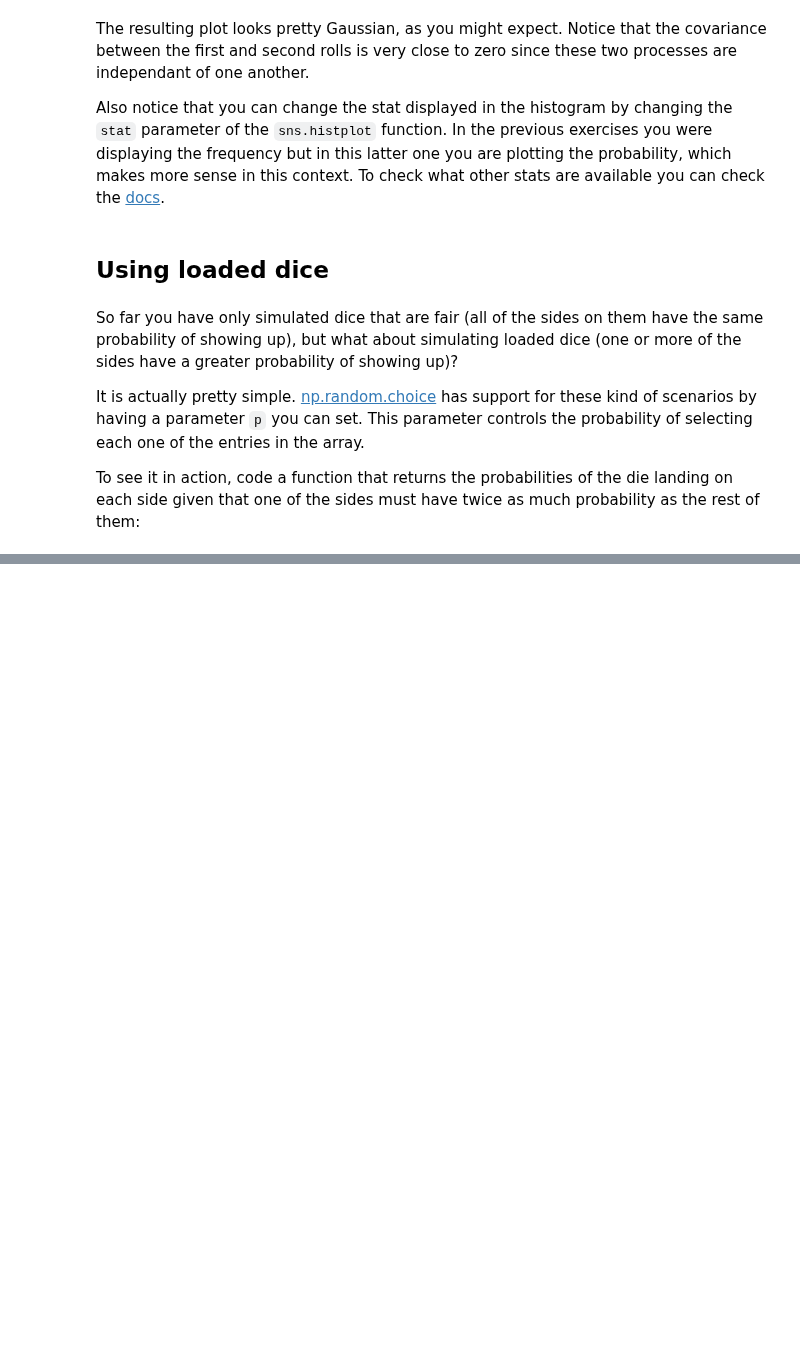
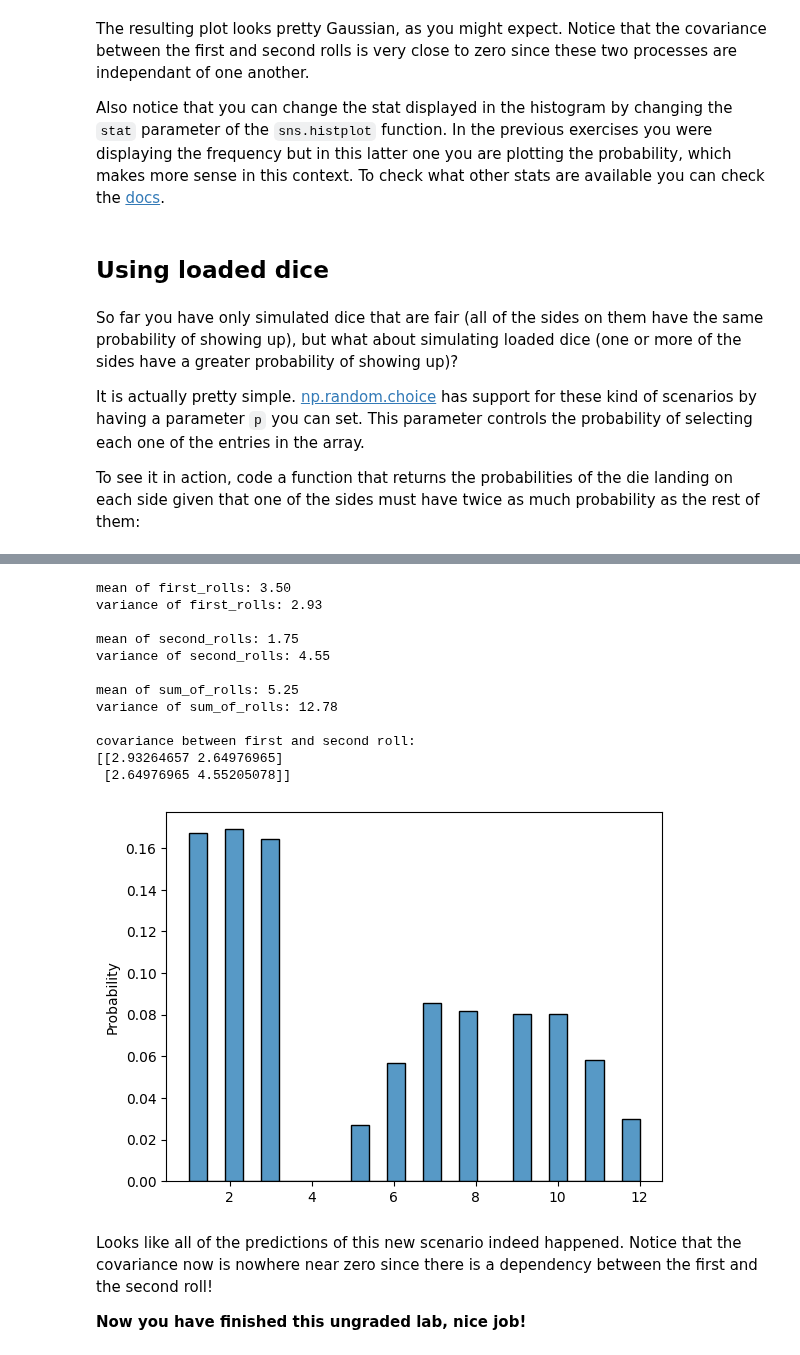
Before and after one commit to rahiakela/mathematics-for-machine-learning, a Jupyter notebook: mathematics-for-machine-learning-and-data-science-specialization/03-probability-and-statistics/week2-describing-probability-distributions/lab_2_dice_simulations.ipynb, the cells around one changed output, grey strips where cells are left out. Cells and saved outputs as stored; diff of their text form; code cells hidden in the pictures; blank space fills up the shorter version.

```diff
--- a/mathematics-for-machine-learning-and-data-science-specialization/03-probability-and-statistics/week2-describing-probability-distributions/lab_2_dice_simulations.ipynb
+++ b/mathematics-for-machine-learning-and-data-science-specialization/03-probability-and-statistics/week2-describing-probability-distributions/lab_2_dice_simulations.ipynb
@@ -160,0 +260,40 @@ To see it in action, code a function that returns the probabilities of the die l
+# %%
+n_rolls = 20_000
+
+# Notice that the p parameter is being set
+first_rolls = np.array([np.random.choice(die) for _ in range(n_rolls)])
+
+second_rolls = np.array([np.random.choice(die) for _ in range(n_rolls)])
+
+# Preserve the result of the second throw only if the first roll was greater or equal to 4
+second_rolls = np.where(first_rolls >= 4, second_rolls, 0)
+
+# Sum both rolls (this is easy since numpy allows vectorization)
+sum_of_rolls = first_rolls + second_rolls
+
+# Print mean, variance and covariance
+print(f"mean of first_rolls: {np.mean(first_rolls):.2f}\nvariance of first_rolls: {np.var(first_rolls):.2f}\n")
+print(f"mean of second_rolls: {np.mean(second_rolls):.2f}\nvariance of second_rolls: {np.var(second_rolls):.2f}\n")
+print(f"mean of sum_of_rolls: {np.mean(sum_of_rolls):.2f}\nvariance of sum_of_rolls: {np.var(sum_of_rolls):.2f}\n")
+print(f"covariance between first and second roll:\n{np.cov(first_rolls, second_rolls)}")
+
+sns.histplot(sum_of_rolls, stat="probability")
+plt.show()
+# %% [output]
+mean of first_rolls: 3.50
+variance of first_rolls: 2.93
+
+mean of second_rolls: 1.75
+variance of second_rolls: 4.55
+
+mean of sum_of_rolls: 5.25
+variance of sum_of_rolls: 12.78
+
+covariance between first and second roll:
+[[2.93264657 2.64976965]
+ [2.64976965 4.55205078]]
+[figure, added]
+# %% [markdown]
+Looks like all of the predictions of this new scenario indeed happened. Notice that the covariance now is nowhere near zero since there is a dependency between the first and the second roll!
+
+**Now you have finished this ungraded lab, nice job!**
```
Also changed, not shown: parts of 18 cells of this notebook.
